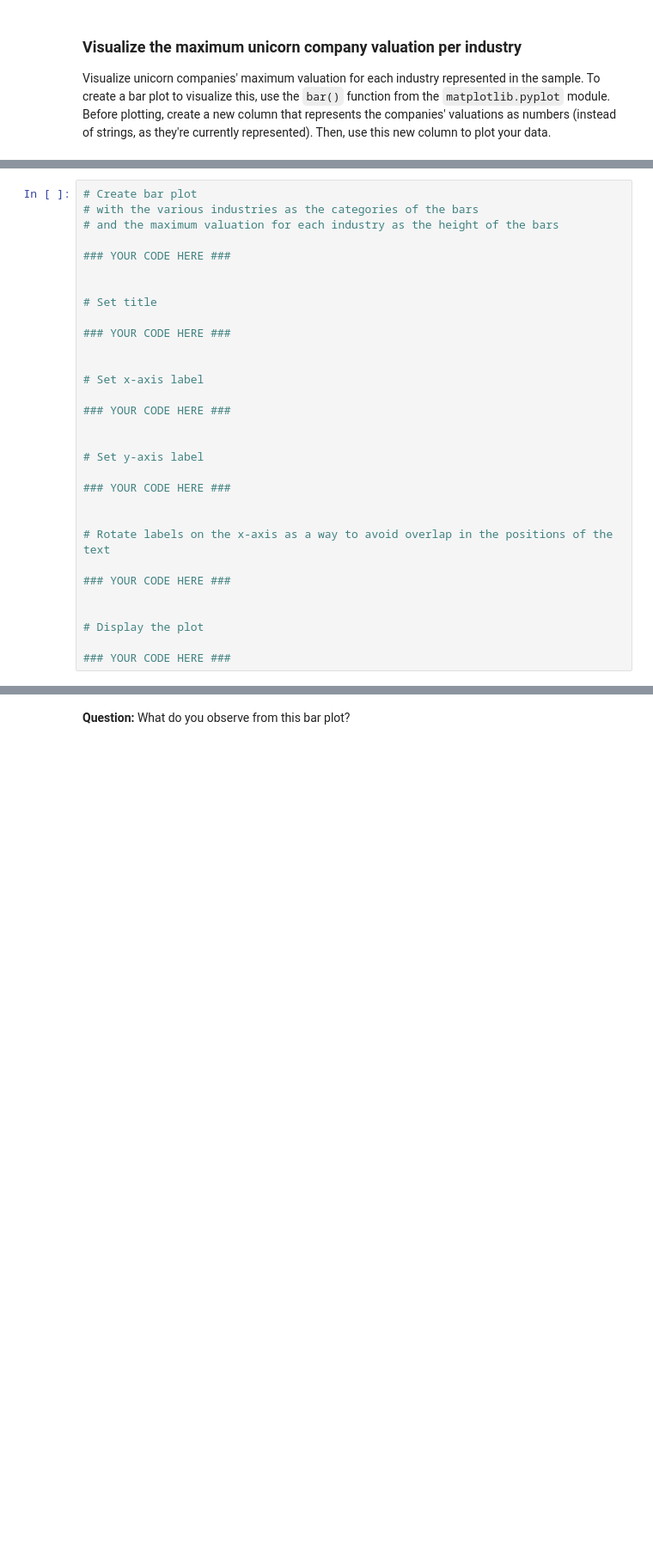
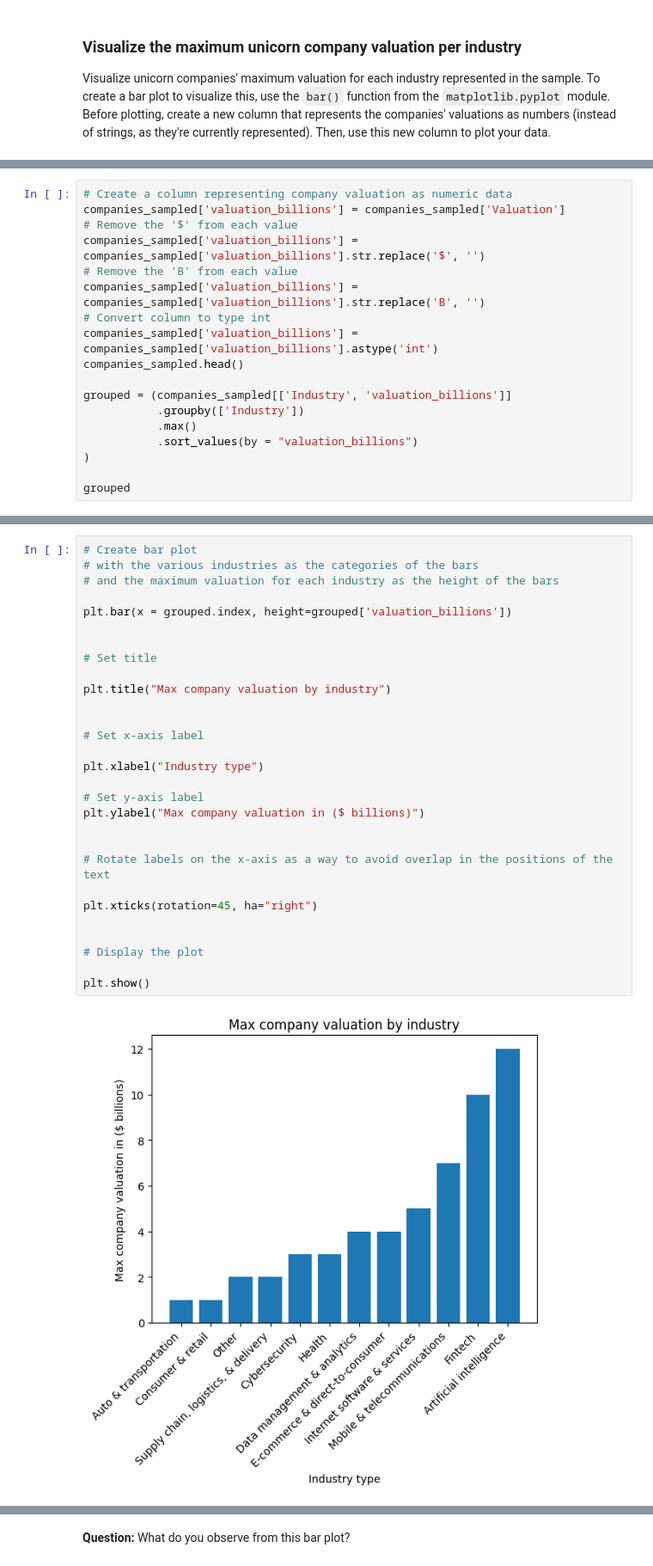
Before and after one commit to dianario/google_advanced_data_analytics, a Jupyter notebook: eda_lab2/Activity_Discover_what_is_in_your_dataset.ipynb, the cells around one changed output, grey strips where cells are left out. Shown: that part at 86% size. Drawn from its saved outputs; the diff is of its cells as text; blank space fills up the shorter version.

```diff
--- a/eda_lab2/Activity_Discover_what_is_in_your_dataset.ipynb
+++ b/eda_lab2/Activity_Discover_what_is_in_your_dataset.ipynb
@@ -362,0 +311,18 @@ Visualize unicorn companies' maximum valuation for each industry represented in
+# %%
+# Create a column representing company valuation as numeric data
+companies_sampled['valuation_billions'] = companies_sampled['Valuation']
+# Remove the '$' from each value
+companies_sampled['valuation_billions'] = companies_sampled['valuation_billions'].str.replace('$', '')
+# Remove the 'B' from each value
+companies_sampled['valuation_billions'] = companies_sampled['valuation_billions'].str.replace('B', '')
+# Convert column to type int
+companies_sampled['valuation_billions'] = companies_sampled['valuation_billions'].astype('int')
+companies_sampled.head()
+
+grouped = (companies_sampled[['Industry', 'valuation_billions']]
+           .groupby(['Industry'])
+           .max()
+           .sort_values(by = "valuation_billions")
+)
+
+grouped
@@ -363,31 +344,31 @@ Visualize unicorn companies' maximum valuation for each industry represented in
 # %%
 # Create bar plot
 # with the various industries as the categories of the bars
 # and the maximum valuation for each industry as the height of the bars
 
-### YOUR CODE HERE ###
+plt.bar(x = grouped.index, height=grouped['valuation_billions'])
 
 
 # Set title
 
-### YOUR CODE HERE ###
+plt.title("Max company valuation by industry")
 
 
 # Set x-axis label
 
-### YOUR CODE HERE ###
-
+plt.xlabel("Industry type")
 
 # Set y-axis label
-
-### YOUR CODE HERE ###
+plt.ylabel("Max company valuation in ($ billions)")
 
 
 # Rotate labels on the x-axis as a way to avoid overlap in the positions of the text
 
-### YOUR CODE HERE ###
+plt.xticks(rotation=45, ha="right")
 
 
 # Display the plot
 
-### YOUR CODE HERE ###
+plt.show()
+# %% [output]
+[figure, added]
```
Also changed, not shown: parts of 24 cells of this notebook.
